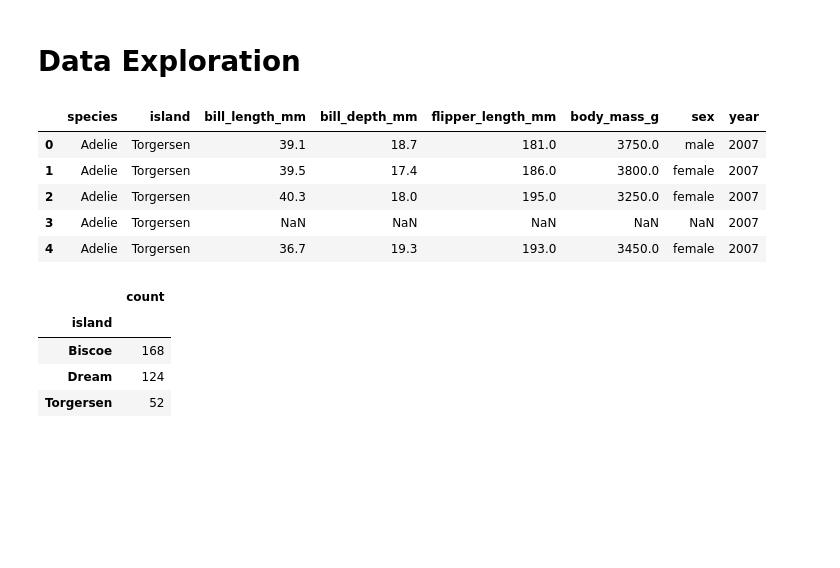
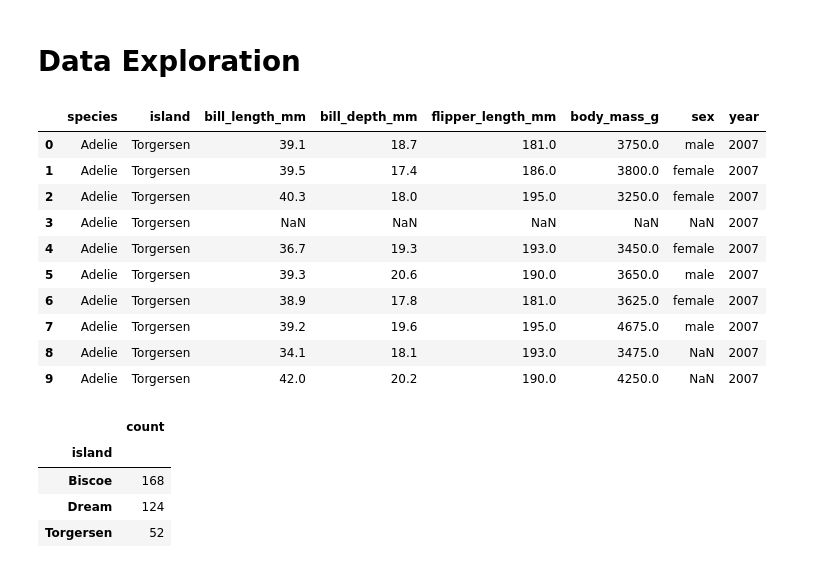
Before and after one commit to michaeledge27/CSCI290, a Jupyter notebook: notebooks/partnerProject2.ipynb, the cells around one changed output. Cells and saved outputs as stored; diff of their text form; code cells hidden in the pictures; blank space fills up the shorter version.

```diff
--- a/notebooks/partnerProject2.ipynb
+++ b/notebooks/partnerProject2.ipynb
@@ -13,14 +13,19 @@ np.random.seed(17)
 # %%
 penguins = pd.read_csv("https://github.com/mbrudd/csci290/raw/refs/heads/main/data/penguins.csv")
 # %%
-penguins.head()
+penguins.head(10)
 # %% [output]
 |  | species | island | bill_length_mm | bill_depth_mm | flipper_length_mm | body_mass_g | sex | year |
 | 0 | Adelie | Torgersen | 39.1 | 18.7 | 181.0 | 3750.0 | male | 2007 |
 | 1 | Adelie | Torgersen | 39.5 | 17.4 | 186.0 | 3800.0 | female | 2007 |
 | 2 | Adelie | Torgersen | 40.3 | 18.0 | 195.0 | 3250.0 | female | 2007 |
 | 3 | Adelie | Torgersen | NaN | NaN | NaN | NaN | NaN | 2007 |
 | 4 | Adelie | Torgersen | 36.7 | 19.3 | 193.0 | 3450.0 | female | 2007 |
+| 5 | Adelie | Torgersen | 39.3 | 20.6 | 190.0 | 3650.0 | male | 2007 |
+| 6 | Adelie | Torgersen | 38.9 | 17.8 | 181.0 | 3625.0 | female | 2007 |
+| 7 | Adelie | Torgersen | 39.2 | 19.6 | 195.0 | 4675.0 | male | 2007 |
+| 8 | Adelie | Torgersen | 34.1 | 18.1 | 193.0 | 3475.0 | NaN | 2007 |
+| 9 | Adelie | Torgersen | 42.0 | 20.2 | 190.0 | 4250.0 | NaN | 2007 |
 # %%
 penguins[['island']].value_counts()
 # %% [output]
```
Also changed, not shown: parts of 10 cells of this notebook.
